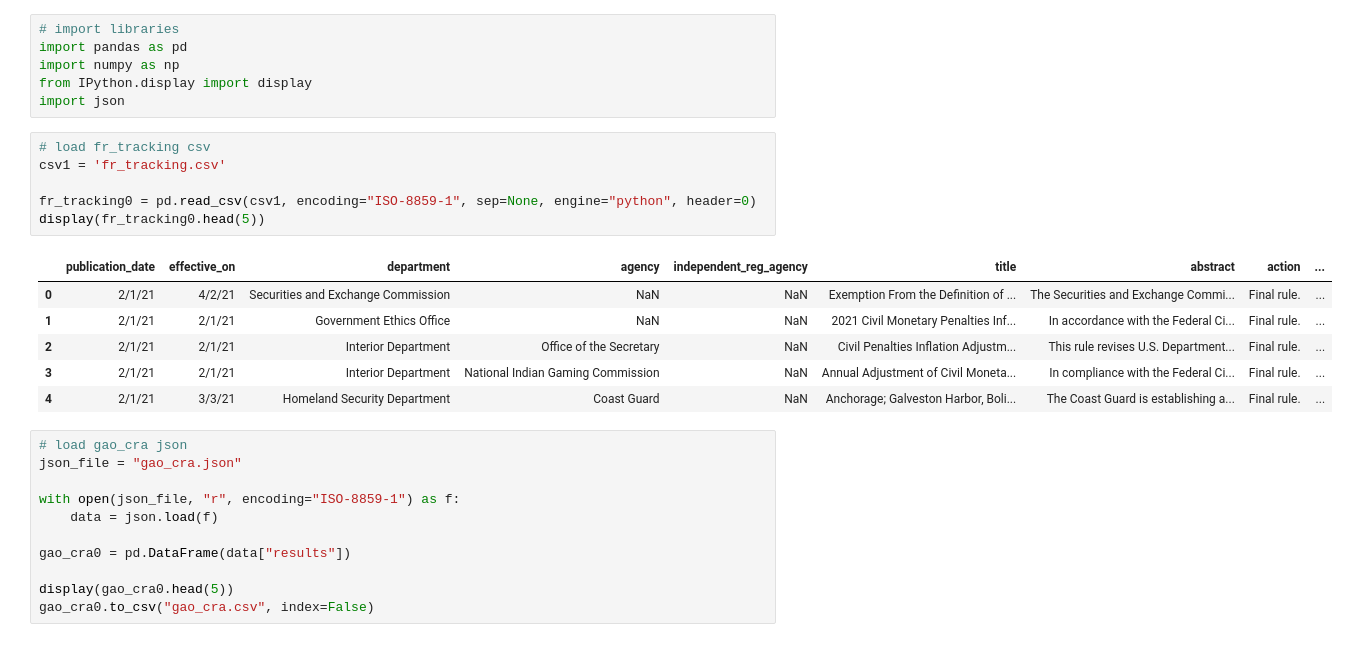
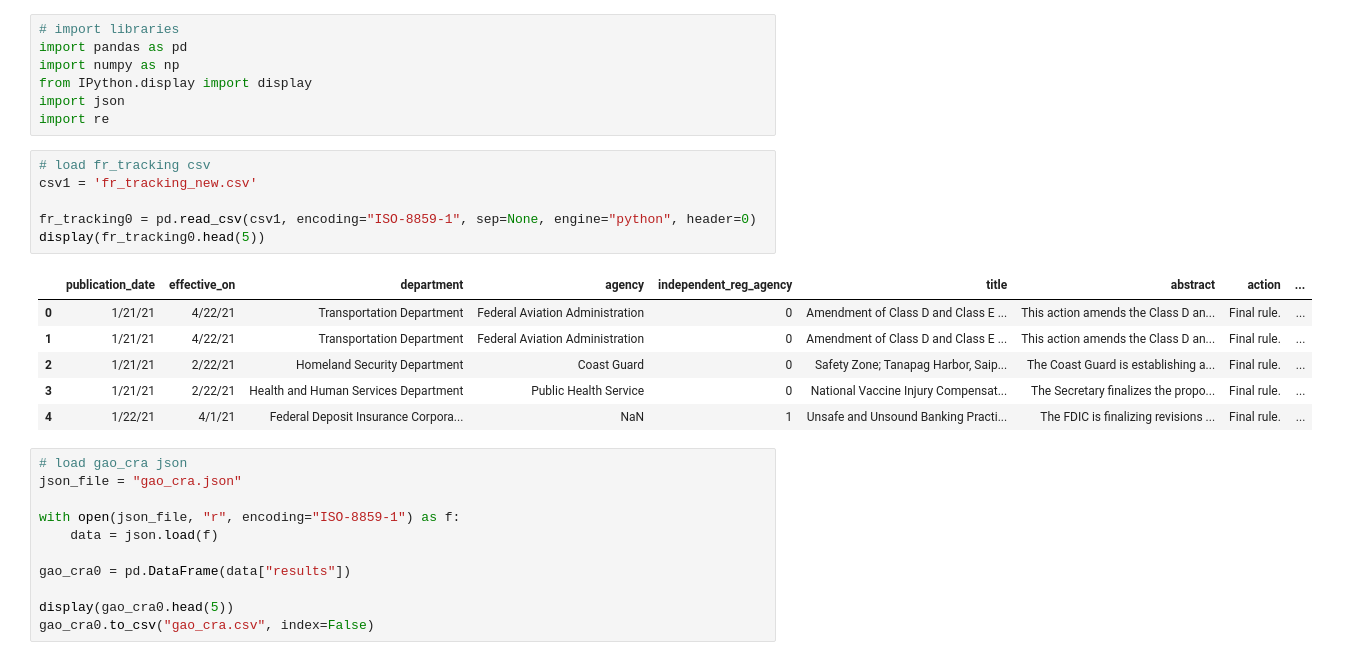
Before and after one commit to regulatorystudies/Reg-Stats, a Jupyter notebook: data/major_rules/discrepancies/discrepancies.ipynb, the cells around one changed output. Drawn from its saved outputs; the diff is of its cells as text.

```diff
--- a/data/major_rules/discrepancies/discrepancies.ipynb
+++ b/data/major_rules/discrepancies/discrepancies.ipynb
@@ -4,19 +4,20 @@ import pandas as pd
 import numpy as np
 from IPython.display import display
 import json
+import re
 # %%
 # load fr_tracking csv
-csv1 = 'fr_tracking.csv'
+csv1 = 'fr_tracking_new.csv'
 
 fr_tracking0 = pd.read_csv(csv1, encoding="ISO-8859-1", sep=None, engine="python", header=0)
 display(fr_tracking0.head(5))
 # %% [output]
 |  | publication_date | effective_on | department | agency | independent_reg_agency | title | abstract | action | ... |
-| 0 | 2/1/21 | 4/2/21 | Securities and Exchange Commission | NaN | NaN | Exemption From the Definition of ... | The Securities and Exchange Commi... | Final rule. | ... |
-| 1 | 2/1/21 | 2/1/21 | Government Ethics Office | NaN | NaN | 2021 Civil Monetary Penalties Inf... | In accordance with the Federal Ci... | Final rule. | ... |
-| 2 | 2/1/21 | 2/1/21 | Interior Department | Office of the Secretary | NaN | Civil Penalties Inflation Adjustm... | This rule revises U.S. Department... | Final rule. | ... |
-| 3 | 2/1/21 | 2/1/21 | Interior Department | National Indian Gaming Commission | NaN | Annual Adjustment of Civil Moneta... | In compliance with the Federal Ci... | Final rule. | ... |
-| 4 | 2/1/21 | 3/3/21 | Homeland Security Department | Coast Guard | NaN | Anchorage; Galveston Harbor, Boli... | The Coast Guard is establishing a... | Final rule. | ... |
+| 0 | 1/21/21 | 4/22/21 | Transportation Department | Federal Aviation Administration | 0 | Amendment of Class D and Class E ... | This action amends the Class D an... | Final rule. | ... |
+| 1 | 1/21/21 | 4/22/21 | Transportation Department | Federal Aviation Administration | 0 | Amendment of Class D and Class E ... | This action amends the Class D an... | Final rule. | ... |
+| 2 | 1/21/21 | 2/22/21 | Homeland Security Department | Coast Guard | 0 | Safety Zone; Tanapag Harbor, Saip... | The Coast Guard is establishing a... | Final rule. | ... |
+| 3 | 1/21/21 | 2/22/21 | Health and Human Services Department | Public Health Service | 0 | National Vaccine Injury Compensat... | The Secretary finalizes the propo... | Final rule. | ... |
+| 4 | 1/22/21 | 4/1/21 | Federal Deposit Insurance Corpora... | NaN | 1 | Unsafe and Unsound Banking Practi... | The FDIC is finalizing revisions ... | Final rule. | ... |
 # %%
 # load gao_cra json
 json_file = "gao_cra.json"
```
Also changed, not shown: parts of 18 cells of this notebook, 4 other files.
